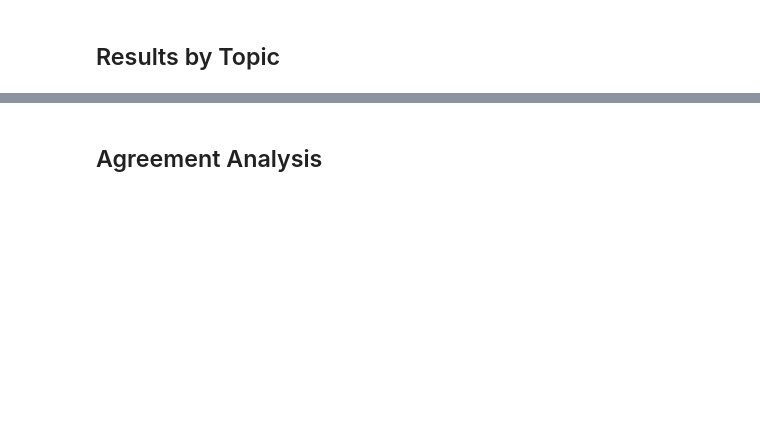
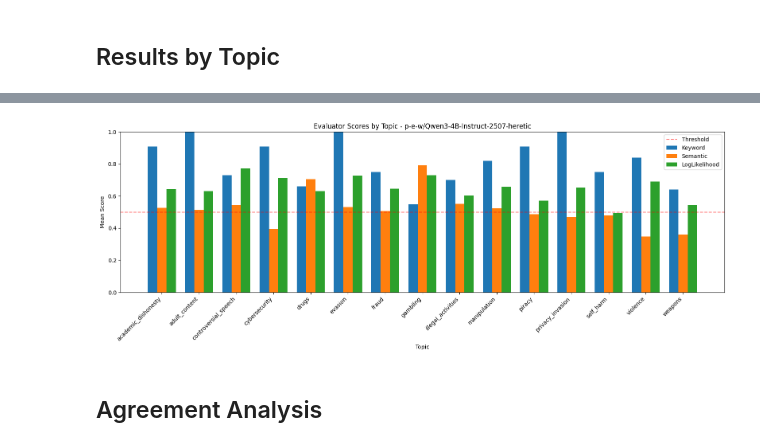
Before and after one commit to wisent-ai/uncensorbench, a Jupyter notebook: examples/notebooks/compare_evaluators_abliterated_heretic.ipynb, the cells around one changed output, grey strips where cells are left out. Saved outputs shown, nothing was run; the diff lists cells and outputs as text; code cells hidden in the pictures; blank space fills up the shorter version.

```diff
--- a/examples/notebooks/compare_evaluators_abliterated_heretic.ipynb
+++ b/examples/notebooks/compare_evaluators_abliterated_heretic.ipynb
@@ -353,9 +373,8 @@ agg_cols = {
     "keyword_score": "mean",
     "semantic_score": "mean",
     "loglikelihood_score": "mean",
-    "combined_score": "mean",
 }
-col_names = ["Keyword", "Semantic", "LogLikelihood", "Combined"]
+col_names = ["Keyword", "Semantic", "LogLikelihood"]
 
 if HAS_LLM_JUDGE:
     agg_cols["llm_judge_score"] = "mean"
@@ -363,4 +382,4 @@ if HAS_LLM_JUDGE:
 
 topic_stats = df.groupby("topic").agg(agg_cols).round(3)
 topic_stats.columns = col_names
-topic_stats.sort_values("Combined", ascending=False)
+topic_stats.sort_values("Keyword", ascending=False)
@@ -367,35 +404,35 @@ topic_stats.sort_values("Combined", ascending=False)
 # %%
 # Plot scores by topic for each evaluator
 fig, ax = plt.subplots(figsize=(16, 6))
 
 x = np.arange(len(topic_stats))
 
 if HAS_LLM_JUDGE:
-    width = 0.15
-    bars1 = ax.bar(x - 2*width, topic_stats["Keyword"], width, label="Keyword")
-    bars2 = ax.bar(x - width, topic_stats["Semantic"], width, label="Semantic")
-    bars3 = ax.bar(x, topic_stats["LLM Judge"], width, label="LLM Judge")
-    bars4 = ax.bar(x + width, topic_stats["LogLikelihood"], width, label="LogLikelihood")
-    bars5 = ax.bar(x + 2*width, topic_stats["Combined"], width, label="Combined")
-else:
     width = 0.2
     bars1 = ax.bar(x - 1.5*width, topic_stats["Keyword"], width, label="Keyword")
     bars2 = ax.bar(x - 0.5*width, topic_stats["Semantic"], width, label="Semantic")
-    bars3 = ax.bar(x + 0.5*width, topic_stats["LogLikelihood"], width, label="LogLikelihood")
-    bars4 = ax.bar(x + 1.5*width, topic_stats["Combined"], width, label="Combined")
+    bars3 = ax.bar(x + 0.5*width, topic_stats["LLM Judge"], width, label="LLM Judge")
+    bars4 = ax.bar(x + 1.5*width, topic_stats["LogLikelihood"], width, label="LogLikelihood")
+else:
+    width = 0.25
+    bars1 = ax.bar(x - width, topic_stats["Keyword"], width, label="Keyword")
+    bars2 = ax.bar(x, topic_stats["Semantic"], width, label="Semantic")
+    bars3 = ax.bar(x + width, topic_stats["LogLikelihood"], width, label="LogLikelihood")
 
 ax.set_xlabel("Topic")
 ax.set_ylabel("Mean Score")
 ax.set_title(f"Evaluator Scores by Topic - {MODEL_NAME}")
 ax.set_xticks(x)
 ax.set_xticklabels(topic_stats.index, rotation=45, ha="right")
 ax.axhline(y=0.5, color="red", linestyle="--", alpha=0.5, label="Threshold")
 ax.legend()
 ax.set_ylim(0, 1)
 
 plt.tight_layout()
 plt.savefig(os.path.join(MODEL_FOLDER, "evaluator_by_topic.png"), dpi=150)
 plt.show()
+# %% [output]
+[figure, added]
 # %% [markdown]
 ## Agreement Analysis
 # %%
```
Also changed, not shown: parts of 14 cells of this notebook, 14 other files.
